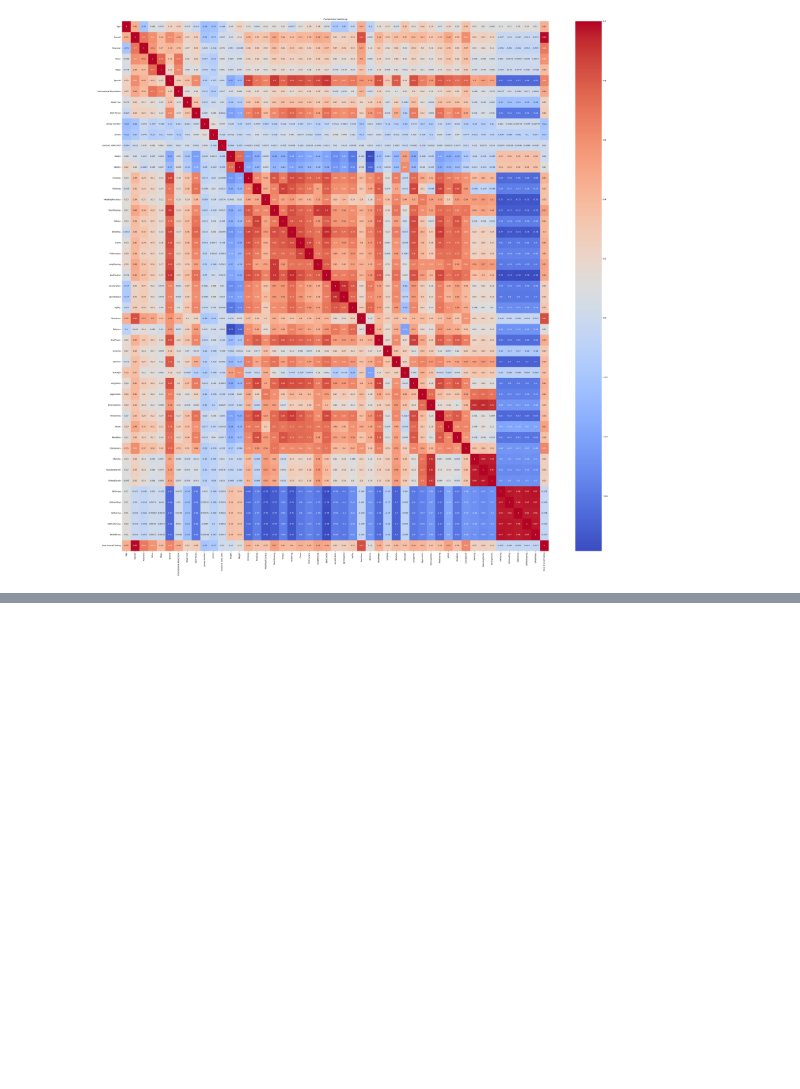
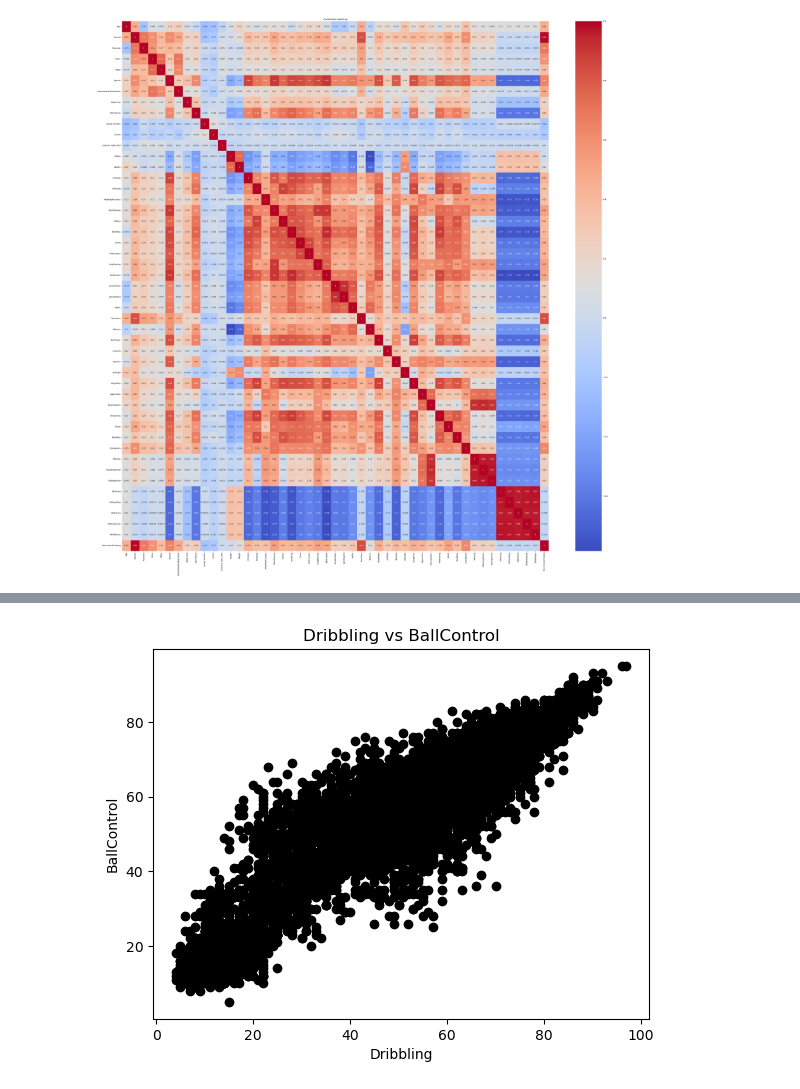
Before and after one commit to edwincm/ICTAK-DSA-B4, a Jupyter notebook: Project Files/Fifa Player Performance Analysis.ipynb, the cells around one changed output, grey strips where cells are left out. Drawn from its saved outputs; the diff is of its cells as text; code cells hidden in the pictures; blank space fills up the shorter version.

```diff
--- a/Project Files/Fifa Player Performance Analysis.ipynb
+++ b/Project Files/Fifa Player Performance Analysis.ipynb
@@ -531,0 +541,10 @@ plt.show()
+# %%
+plt.scatter(df['Dribbling'], df['BallControl'], color='black', marker='o')
+
+# Adding title and labels
+plt.title('Dribbling vs BallControl')
+plt.xlabel('Dribbling')
+plt.ylabel('BallControl')
+plt.show()
+# %% [output]
+[figure, added]
```
Also changed, not shown: parts of 5 cells of this notebook, 1 other file.
